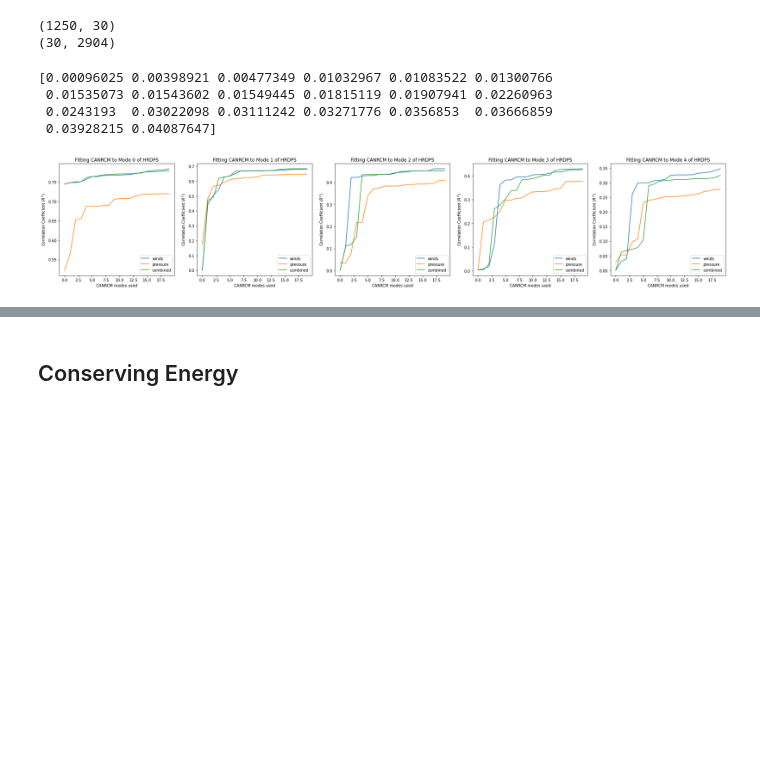
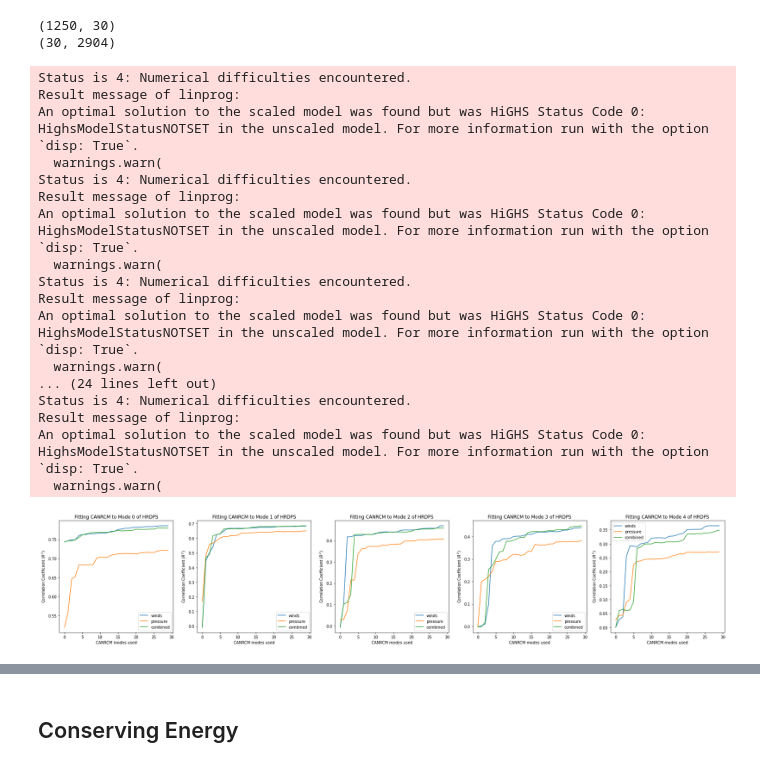
Before and after one commit to UBC-MOAD/analysis-armaan, a Jupyter notebook: notebooks/reconstructingdataP3.ipynb, the cells around one changed output, grey strips where cells are left out. Drawn from its saved outputs; the diff is of its cells as text; code cells hidden in the pictures; blank space fills up the shorter version.

```diff
--- a/notebooks/reconstructingdataP3.ipynb
+++ b/notebooks/reconstructingdataP3.ipynb
@@ -68,20 +60,13 @@ def reverse(arr, new_shape):
-# %%
-def get_scores(num_scores, eigvecs, arr, row):
-    scores = np.empty(num_scores)
-    for i in range(num_scores):
-        vec = eigvecs[0 : i+1 , :].T
-        reg = LinearRegression().fit(vec, arr[row,:])
-        scores[i] = reg.score(vec, arr[row,:])
-    return scores
 # %%
 comb_eigs = np.empty((50, 2904))
 for i in range(25):
     comb_eigs[2*i] = cw_eigs[i]
     comb_eigs[2*i + 1] = psl_eigs[i]
-# %%
-print(get_scores(20, cw_eigs, hr_eigs, i))
-# %% [output]
-[0.00096025 0.00398921 0.00477349 0.01032967 0.01083522 0.01300766
- 0.01535073 0.01543602 0.01549445 0.01815119 0.01907941 0.02260963
- 0.0243193  0.03022098 0.03111242 0.03271776 0.0356853  0.03666859
- 0.03928215 0.04087647]
+# %%
+def get_scores(num_scores, eigvecs, arr, row):
+    scores = np.empty(num_scores)
+    for i in range(num_scores):
+        vec = eigvecs[0 : i+1 , :].T
+        reg = QuantileRegressor(quantile = 0.5, alpha = 0, solver = 'highs').fit(vec, arr[row,:])
+        scores[i] = reg.score(vec, arr[row,:])
+    return scores
@@ -88,16 +82,33 @@ print(get_scores(20, cw_eigs, hr_eigs, i))
 # %%
 n = 5
 fig, ax = plt.subplots(1, n, figsize=(5*n, 5))
 
 for i in range(n):
-    ax[i].plot(get_scores(20, cw_eigs, hr_eigs, i), label = "winds")
-    ax[i].plot(get_scores(20, psl_eigs, hr_eigs, i), label = "pressure")
-    ax[i].plot(get_scores(20, comb_eigs, hr_eigs, i), label = "combined")
+    ax[i].plot(get_scores(30, cw_eigs, hr_eigs, i), label = "winds")
+    ax[i].plot(get_scores(30, psl_eigs, hr_eigs, i), label = "pressure")
+    ax[i].plot(get_scores(30, comb_eigs, hr_eigs, i), label = "combined")
     ax[i].set_title("Fitting CANRCM to Mode {} of HRDPS".format(i))
     ax[i].set_xlabel("CANRCM modes used")
     ax[i].set_ylabel("Correlation Coefficient ($R^2$)")
     ax[i].legend()
 
 plt.tight_layout()
 # %% [output]
+Status is 4: Numerical difficulties encountered.
+Result message of linprog:
+An optimal solution to the scaled model was found but was HiGHS Status Code 0: HighsModelStatusNOTSET in the unscaled model. For more information run with the option `disp: True`.
+  warnings.warn(
+Status is 4: Numerical difficulties encountered.
+Result message of linprog:
+An optimal solution to the scaled model was found but was HiGHS Status Code 0: HighsModelStatusNOTSET in the unscaled model. For more information run with the option `disp: True`.
+  warnings.warn(
+Status is 4: Numerical difficulties encountered.
+Result message of linprog:
+An optimal solution to the scaled model was found but was HiGHS Status Code 0: HighsModelStatusNOTSET in the unscaled model. For more information run with the option `disp: True`.
+  warnings.warn(
+... (24 lines left out)
+Status is 4: Numerical difficulties encountered.
+Result message of linprog:
+An optimal solution to the scaled model was found but was HiGHS Status Code 0: HighsModelStatusNOTSET in the unscaled model. For more information run with the option `disp: True`.
+  warnings.warn(
-[figure, old version]
+[figure, new version]
```
Also changed, not shown: parts of 24 cells of this notebook, 2 other files.
